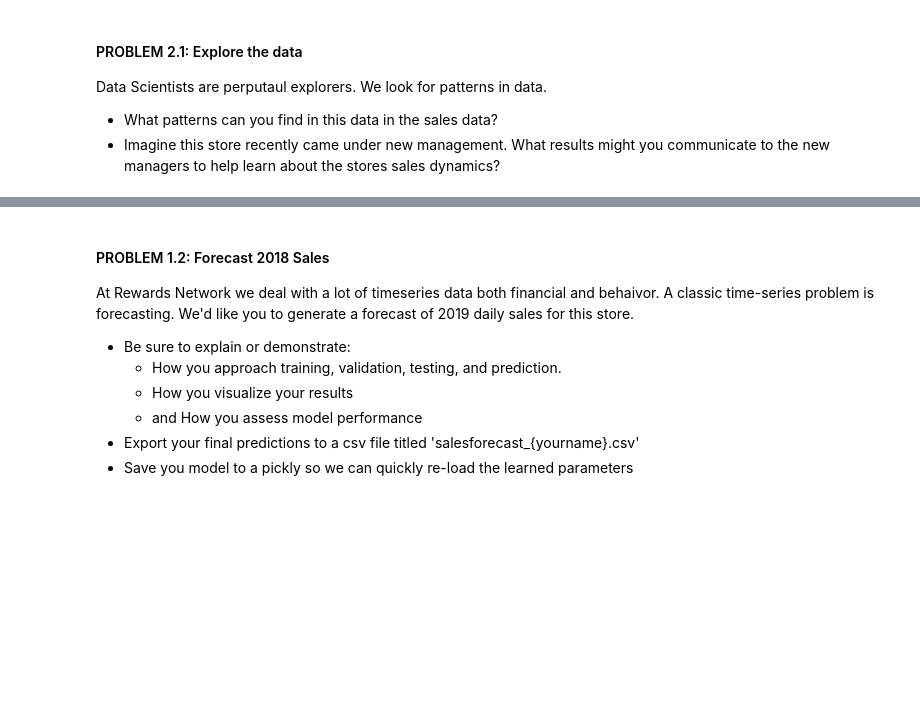
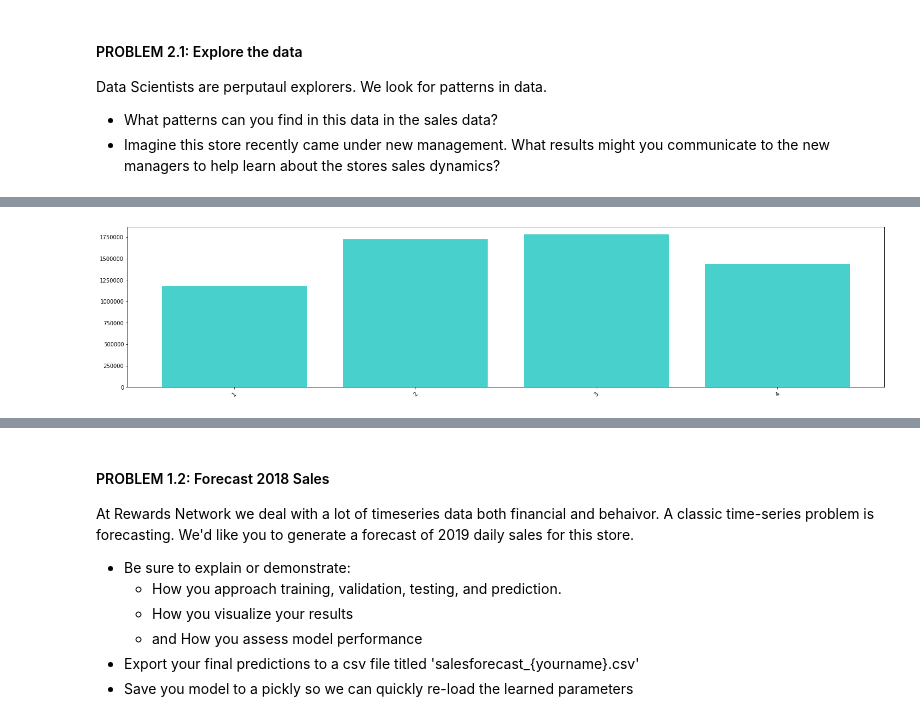
Before and after one commit to vchauhan-ai/Data_Challenge_Clustering_TimeSeries_Classification, a Jupyter notebook: Data_Science_Challenge.ipynb, the cells around one changed output, grey strips where cells are left out. Saved outputs shown, nothing was run; the diff lists cells and outputs as text; code cells hidden in the pictures; blank space fills up the shorter version.

```diff
--- a/Data_Science_Challenge.ipynb
+++ b/Data_Science_Challenge.ipynb
@@ -12,0 +103,7 @@ Data Scientists are perputaul explorers. We look for patterns in data.
+# %%
+"""From the below plot we can again see that Quarter 2 and 3 has the most sales which we infered from the above plot
+and First quarter has the least number of sales"""
+
+barplot(sales_data, 'Quarter', 'sales')
+# %% [output]
+[figure, added]
```
Also changed, not shown: parts of 63 cells of this notebook.
